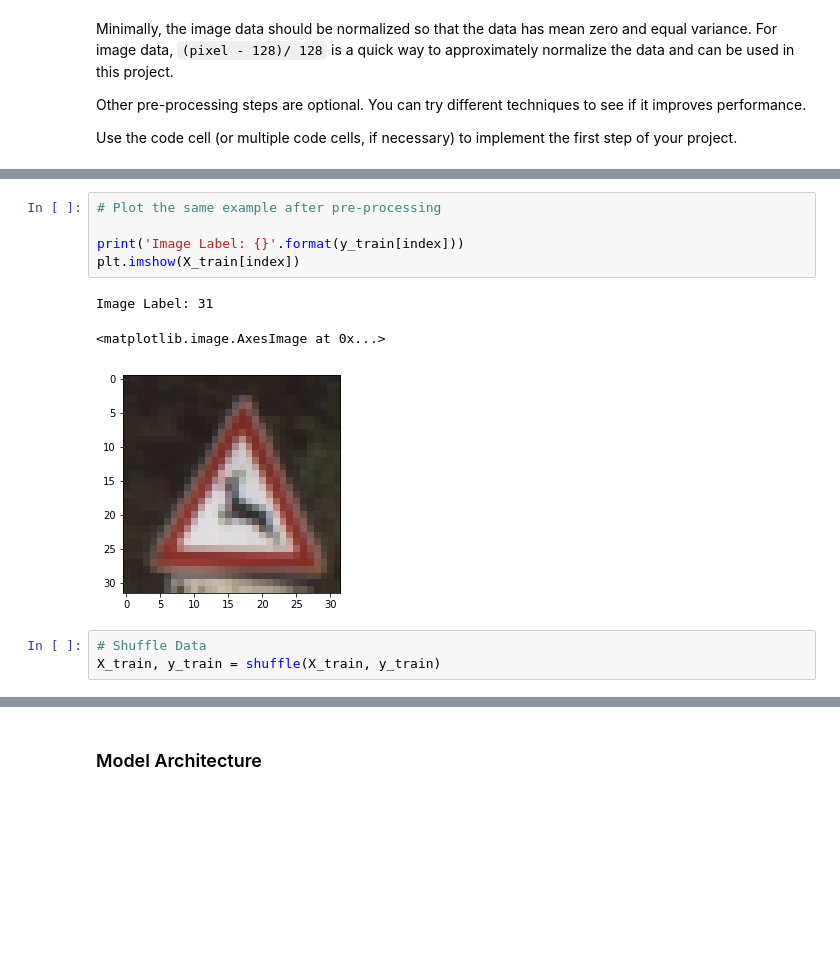
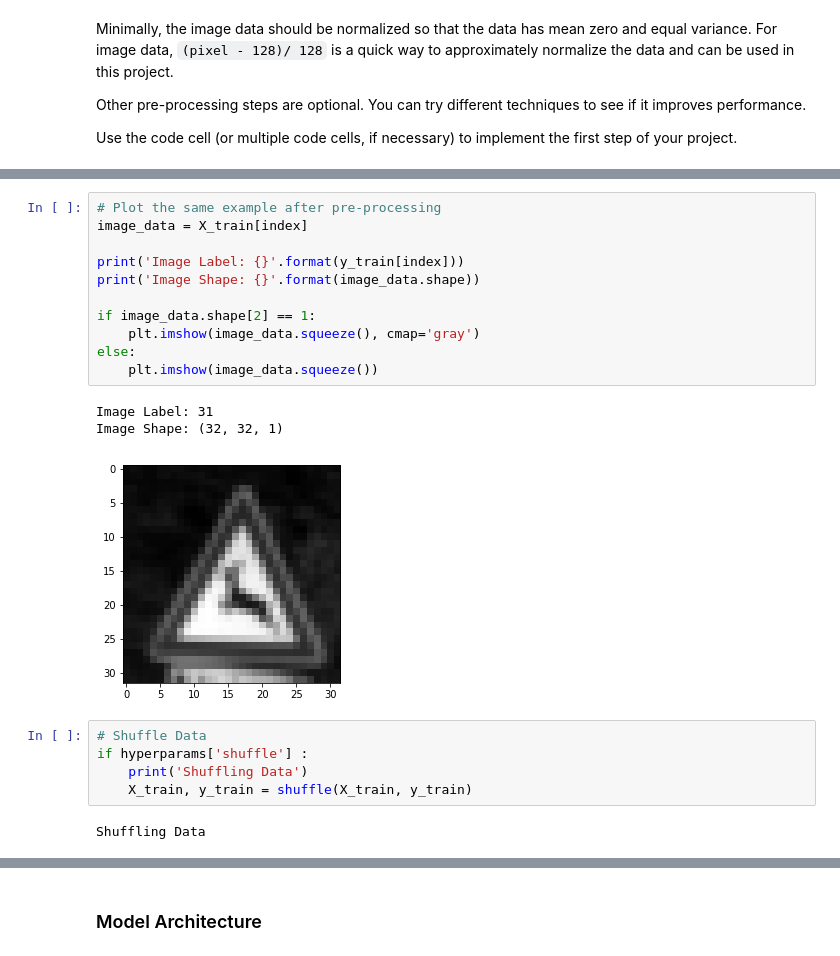
Before and after one commit to esuteau/car_traffic_sign_classifier, a Jupyter notebook: Traffic_Sign_Classifier.ipynb, the cells around one changed output, grey strips where cells are left out. Drawn from its saved outputs; the diff is of its cells as text; blank space fills up the shorter version.

```diff
--- a/Traffic_Sign_Classifier.ipynb
+++ b/Traffic_Sign_Classifier.ipynb
@@ -202,12 +227,22 @@ Test Average: 82.14846036120183
 # %%
 # Plot the same example after pre-processing
+image_data = X_train[index]
 
 print('Image Label: {}'.format(y_train[index]))
-plt.imshow(X_train[index])
+print('Image Shape: {}'.format(image_data.shape))
+
+if image_data.shape[2] == 1:
+    plt.imshow(image_data.squeeze(), cmap='gray')
+else:
+    plt.imshow(image_data.squeeze())
 # %% [output]
 Image Label: 31
+Image Shape: (32, 32, 1)
-<matplotlib.image.AxesImage at 0x...>
-[figure, old version]
+[figure, new version]
 # %%
 # Shuffle Data
-X_train, y_train = shuffle(X_train, y_train)
+if hyperparams['shuffle'] :
+    print('Shuffling Data')
+    X_train, y_train = shuffle(X_train, y_train)
+# %% [output]
+Shuffling Data
```
Also changed, not shown: parts of 10 cells of this notebook.
